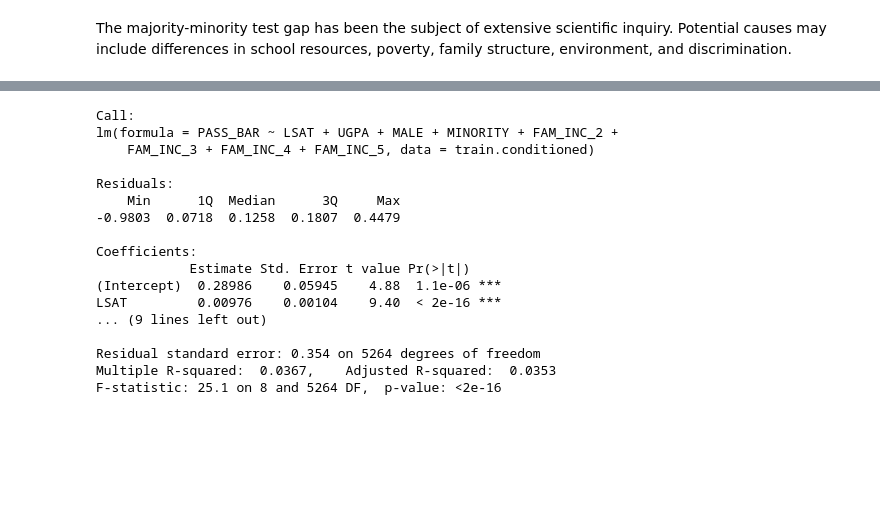
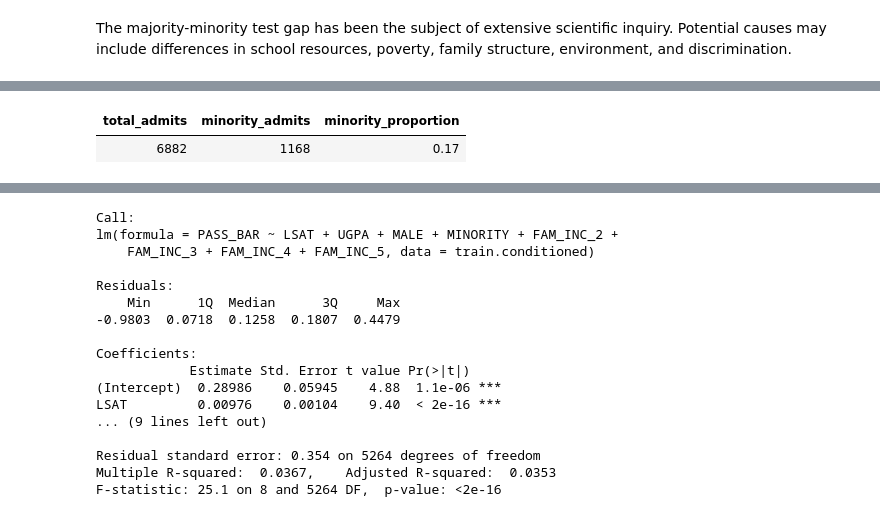
Before and after one commit to stanford-policylab/law-order-algo, a Jupyter notebook: notebooks/Law_School_Admissions_Notebook.ipynb, the cells around one changed output, grey strips where cells are left out. Cells and saved outputs as stored; diff of their text form; code cells hidden in the pictures; blank space fills up the shorter version.

```diff
--- a/notebooks/Law_School_Admissions_Notebook.ipynb
+++ b/notebooks/Law_School_Admissions_Notebook.ipynb
@@ -149 +182,17 @@ Discuss the meaning of this model. What does it say about how law schools are ad
+# %%
+admit_n = 6882
+
+sim_admit <- data %>%
+    arrange(desc(lr_pred)) %>%
+    slice(1:admit_n)
+
+sim_admit %>%
+    summarize(
+        total_admits = n(),
+        minority_admits = sum(MINORITY),
+        minority_proportion = minority_admits/total_admits
+    )
+# %% [output]
+| total_admits | minority_admits | minority_proportion |
+| 6882 | 1168 | 0.17 |
 # %% [markdown]
```
Also changed, not shown: parts of 19 cells of this notebook.
